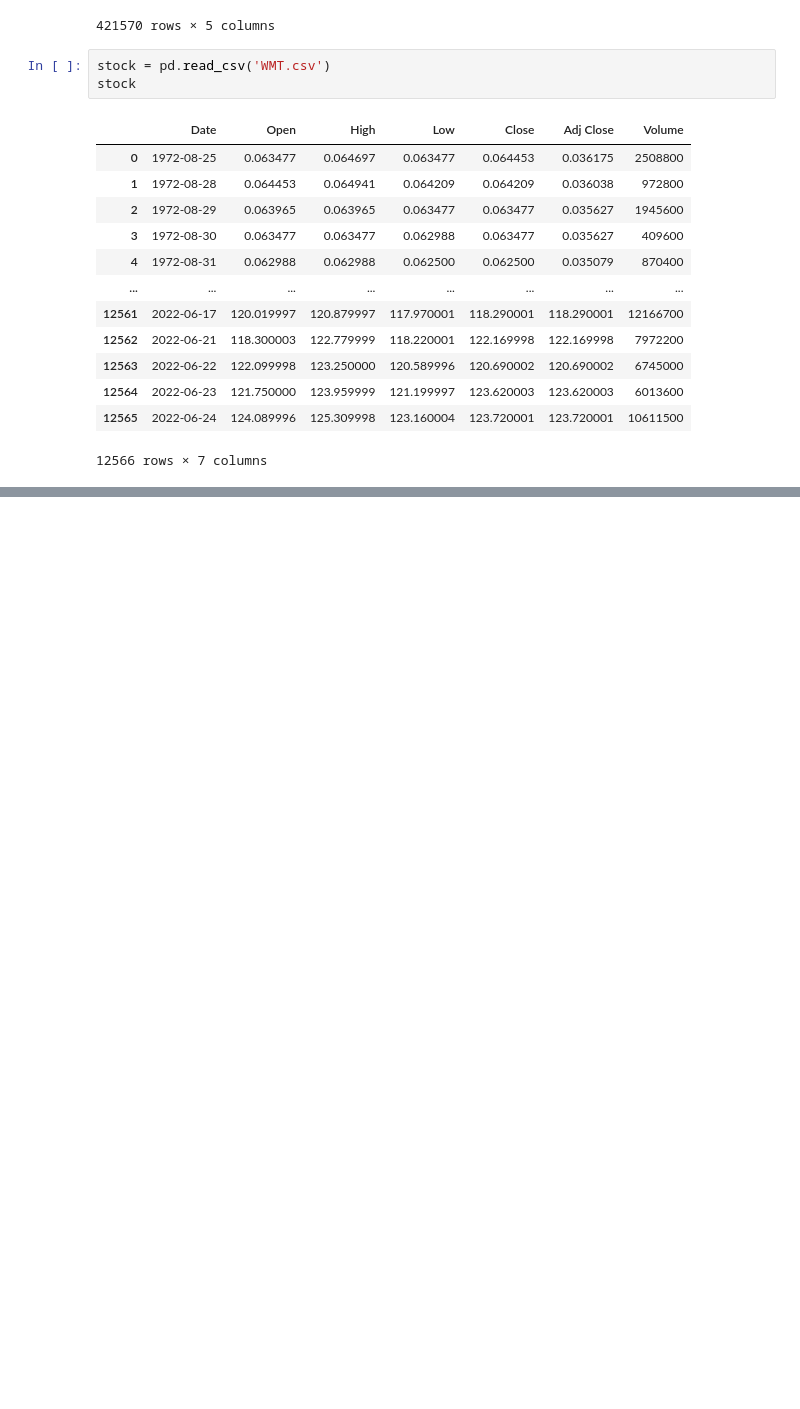
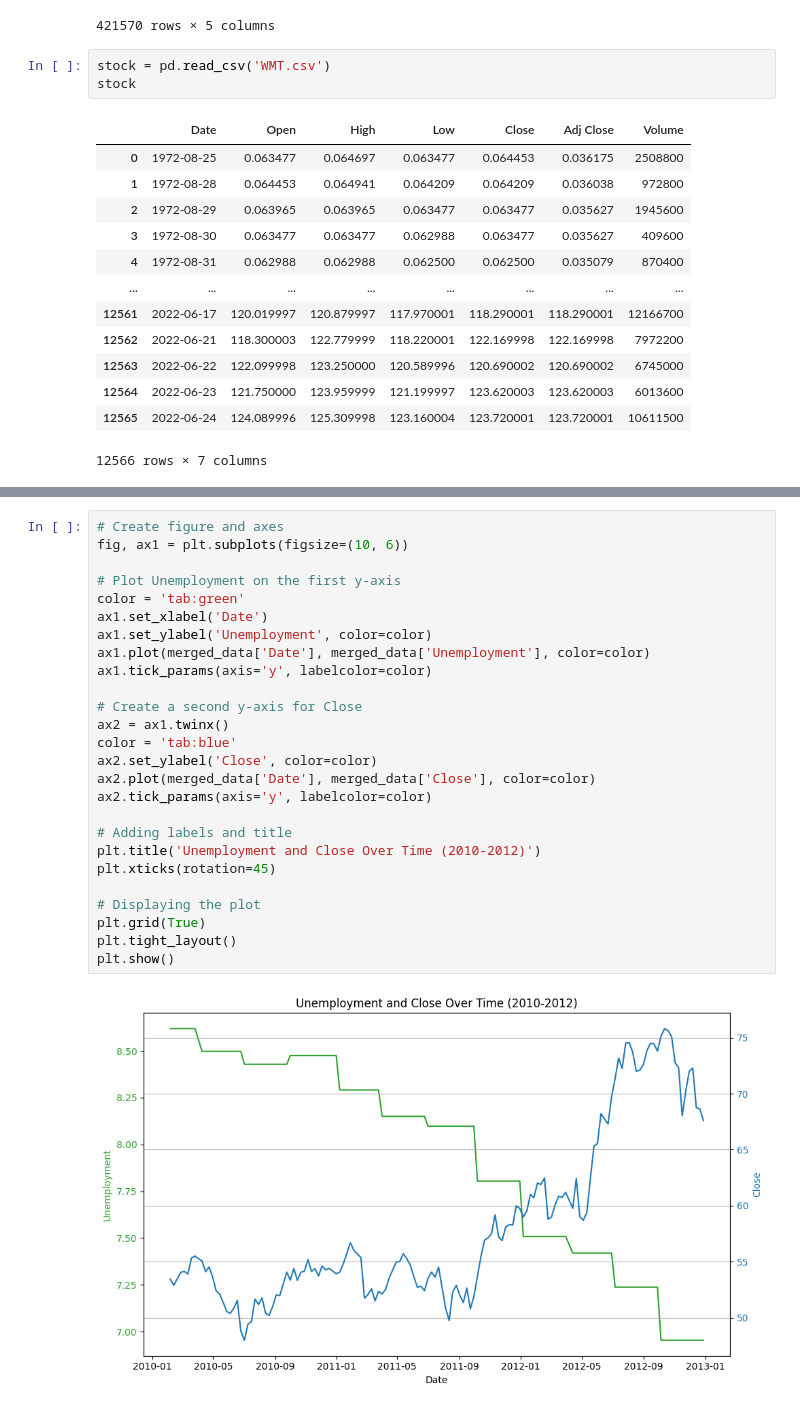
Before and after one commit to Chisholm10/CMSE-202-Project, a Jupyter notebook: FinalProject.ipynb, the cells around one changed output, grey strips where cells are left out. Drawn from its saved outputs; the diff is of its cells as text; blank space fills up the shorter version.

```diff
--- a/FinalProject.ipynb
+++ b/FinalProject.ipynb
@@ -162,0 +213,28 @@ final_merged_data.head()
+# %%
+# Create figure and axes
+fig, ax1 = plt.subplots(figsize=(10, 6))
+
+# Plot Unemployment on the first y-axis
+color = 'tab:green'
+ax1.set_xlabel('Date')
+ax1.set_ylabel('Unemployment', color=color)
+ax1.plot(merged_data['Date'], merged_data['Unemployment'], color=color)
+ax1.tick_params(axis='y', labelcolor=color)
+
+# Create a second y-axis for Close
+ax2 = ax1.twinx()
+color = 'tab:blue'
+ax2.set_ylabel('Close', color=color)
+ax2.plot(merged_data['Date'], merged_data['Close'], color=color)
+ax2.tick_params(axis='y', labelcolor=color)
+
+# Adding labels and title
+plt.title('Unemployment and Close Over Time (2010-2012)')
+plt.xticks(rotation=45)
+
+# Displaying the plot
+plt.grid(True)
+plt.tight_layout()
+plt.show()
+# %% [output]
+[figure, added]
```
Also changed, not shown: parts of 25 cells of this notebook.
